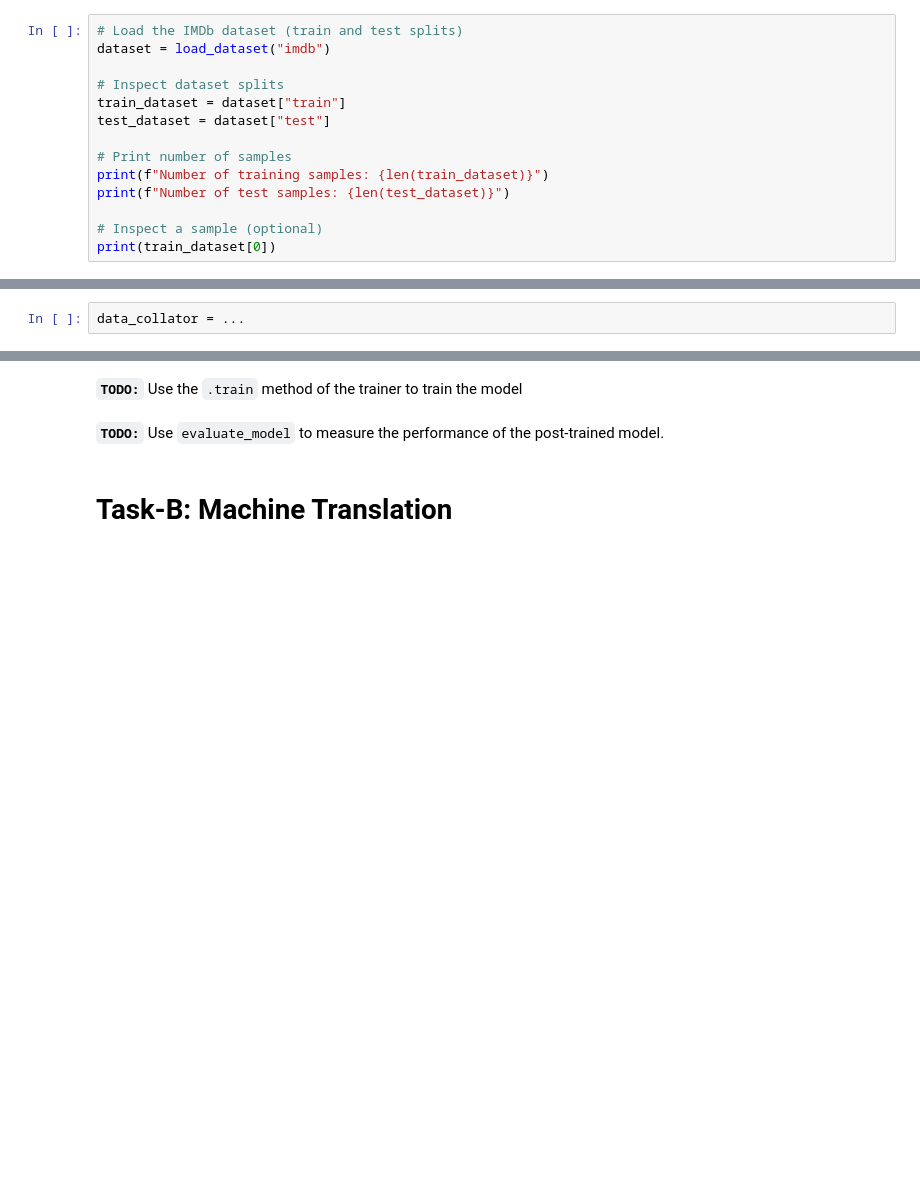
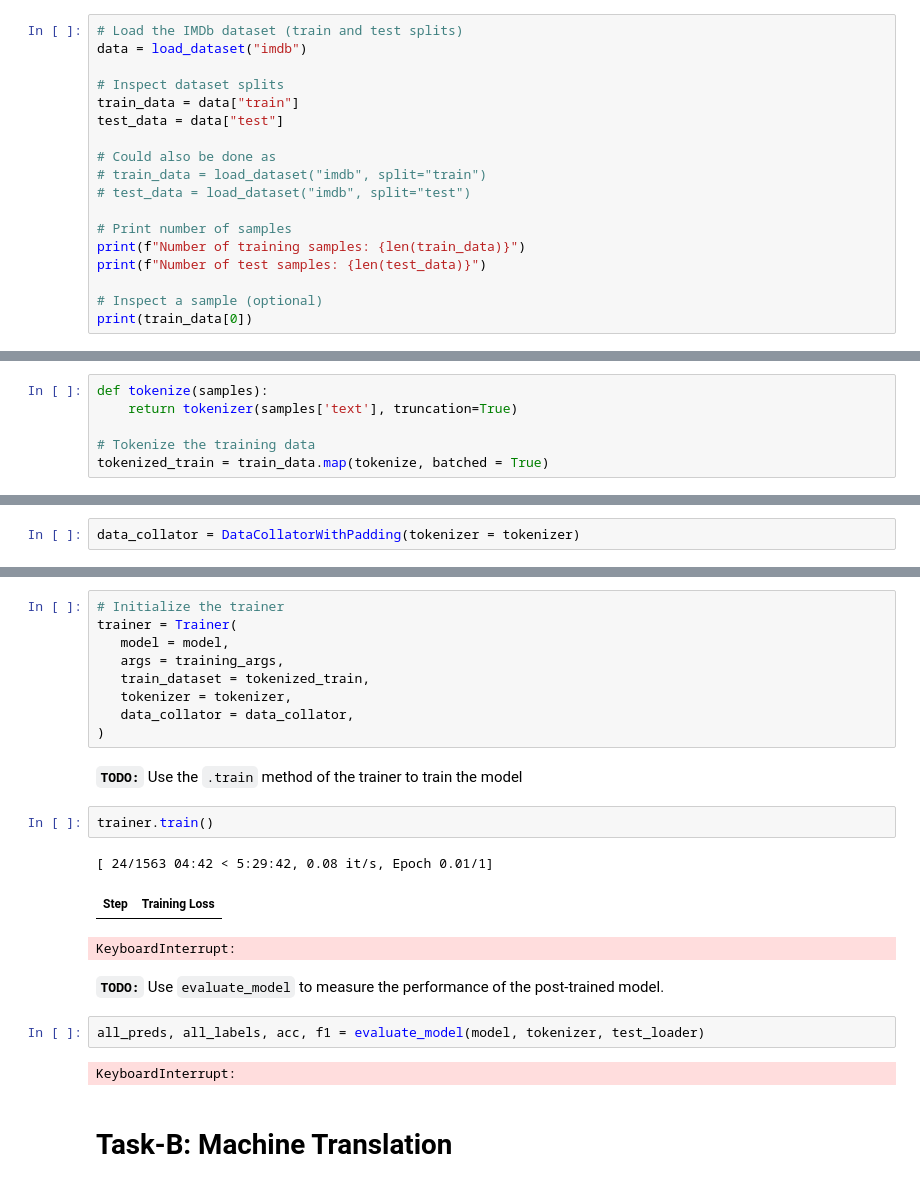
Before and after one commit to Najaandrup/NLP2025, a Jupyter notebook: Exercises/07 - Finetuning and Prompting/0. Finetuning.ipynb, the cells around one changed output, grey strips where cells are left out. Drawn from its saved outputs; the diff is of its cells as text; blank space fills up the shorter version.

```diff
--- a/Exercises/07 - Finetuning and Prompting/0. Finetuning.ipynb
+++ b/Exercises/07 - Finetuning and Prompting/0. Finetuning.ipynb
@@ -63,18 +60,22 @@ For further documentation regarding HF dataset, you are encouraged to explore th
 **`TODO:`** Load the train and test split of the `imdb` dataset. How many samples are in each split?
 # %%
 # Load the IMDb dataset (train and test splits)
-dataset = load_dataset("imdb")
+data = load_dataset("imdb")
 
 # Inspect dataset splits
-train_dataset = dataset["train"]
-test_dataset = dataset["test"]
+train_data = data["train"]
+test_data = data["test"]
+
+# Could also be done as
+# train_data = load_dataset("imdb", split="train")
+# test_data = load_dataset("imdb", split="test")
 
 # Print number of samples
-print(f"Number of training samples: {len(train_dataset)}")
-print(f"Number of test samples: {len(test_dataset)}")
+print(f"Number of training samples: {len(train_data)}")
+print(f"Number of test samples: {len(test_data)}")
 
 # Inspect a sample (optional)
-print(train_dataset[0])
+print(train_data[0])
 # %% [output]
 Number of training samples: 25000
 Number of test samples: 25000
@@ -216,5 +196,11 @@ In this section, we will further train the model for the task that we are intere
 # %% [markdown]
 **`TODO:`** Define a function that receives some samples and then uses the tokenizer we have defined to tokenize the samples. Use the `Dataset.map`method that we have previously discussed to apply your function to the train data. Keep this in mind when defining the tokenizing function.
+# %%
+def tokenize(samples):
+    return tokenizer(samples['text'], truncation=True)
+
+# Tokenize the training data
+tokenized_train = train_data.map(tokenize, batched = True)
 # %% [markdown]
 ### Data Collator
 - A data collator is a small function/class that tells the DataLoader how to merge a list of individual samples into a single batch.
@@ -225,7 +211,7 @@ For more info on Data Collators please refer to the following [documentation](ht
 # %% [markdown]
 **`TODO:`** Define a data collator that automatically pads sequences in a batch based on the defined `tokenizer`.
 # %%
-data_collator = ...
+data_collator = DataCollatorWithPadding(tokenizer = tokenizer)
 # %% [markdown]
 ### Training Arguments
 - A configuration object that stores all the knobs and settings related to the training procedure (like learning rate, batch size, number of epochs, output directory, etc.).
@@ -252,10 +238,29 @@ training_args = TrainingArguments(
 )
 # %% [markdown]
 **`TODO:`** Based on everything what we have defined so far in this exercise, complete the following code to initialize the trainer.
+# %%
+# Initialize the trainer
+trainer = Trainer(
+   model = model,
+   args = training_args,
+   train_dataset = tokenized_train,
+   tokenizer = tokenizer,
+   data_collator = data_collator,
+)
 # %% [markdown]
 **`TODO:`** Use the `.train` method of the trainer to train the model
+# %%
+trainer.train()
+# %% [output]
+[ 24/1563 04:42 < 5:29:42, 0.08 it/s, Epoch 0.01/1]
+| Step | Training Loss |
+KeyboardInterrupt:
 # %% [markdown]
 **`TODO:`** Use `evaluate_model` to measure the performance of the post-trained model.
+# %%
+all_preds, all_labels, acc, f1 = evaluate_model(model, tokenizer, test_loader)
+# %% [output]
+KeyboardInterrupt:
 # %% [markdown]
 # Task-B: Machine Translation
 # %% [markdown]
```
Also changed, not shown: parts of 14 cells of this notebook, 22 other files.
